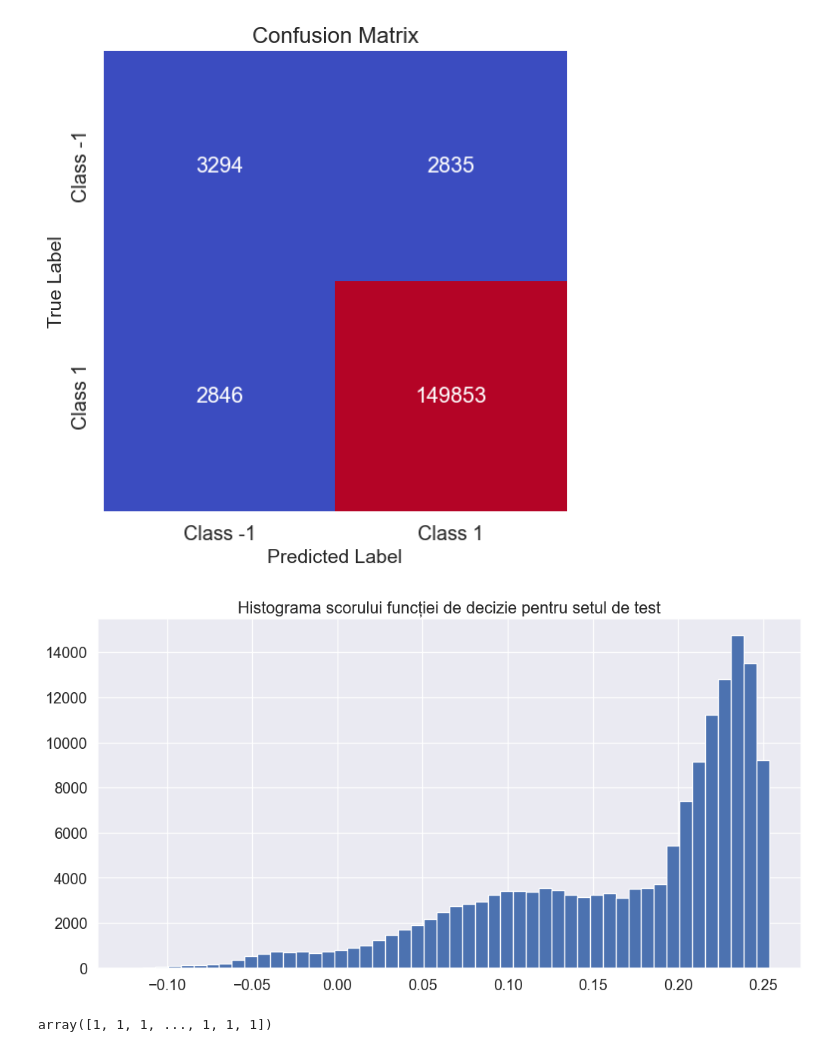
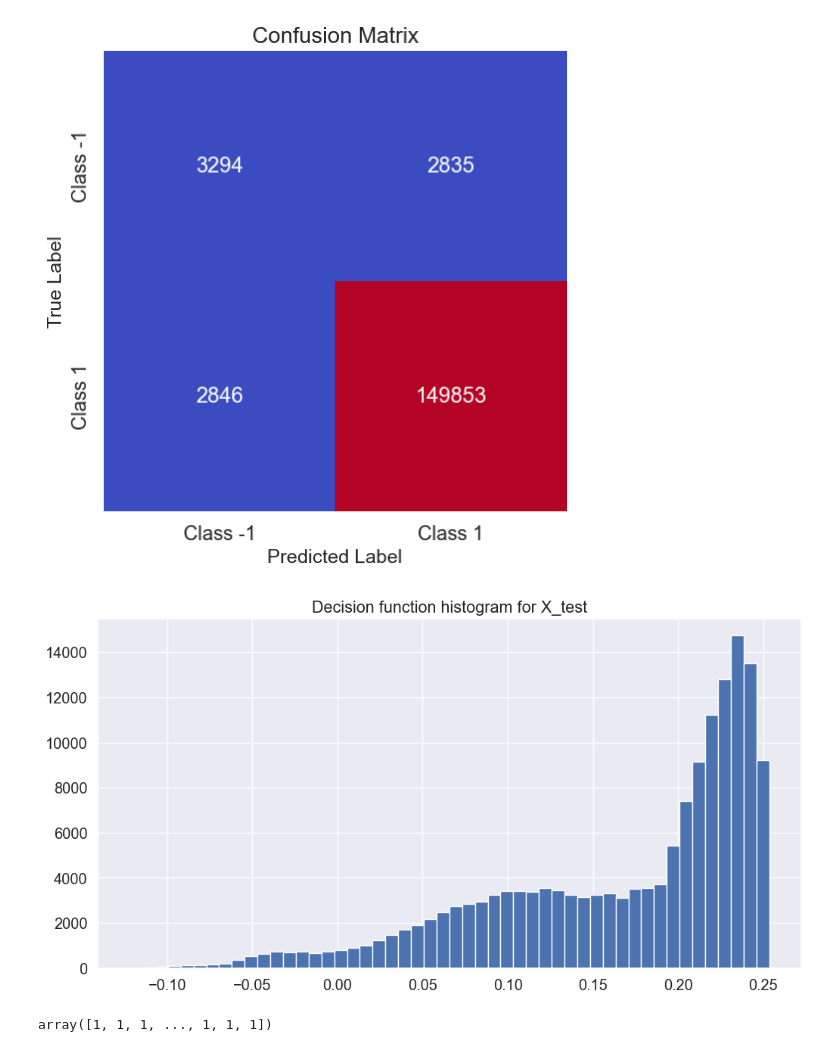
Before and after one commit to caliniorga/linux_monitoring_project, a Jupyter notebook: notebooks/train.ipynb, the cells around one changed output. Saved outputs shown, nothing was run; the diff lists cells and outputs as text; code cells hidden in the pictures.

Commit message:
Modificare feature_extractor si train.ipynb in varianta mai buna

```diff
--- a/notebooks/train.ipynb
+++ b/notebooks/train.ipynb
@@ -50,6 +50,12 @@ linux_records = etl.Transformer.drop_constants(
 Successfully connected to the database on host: localhost
 # %% [markdown]
 # 68–95–99.7 Empirical Rule
+# %%
+linux_records = feature_extractor.Transformer.get_col_diff(linux_records, 'sys')
+threshold = feature_extractor.Transformer.calculate_threshold(linux_records, 'sys_diff')
+linux_records = feature_extractor.Transformer.define_anomaly(linux_records, 'sys_diff', threshold)
+linux_records = feature_extractor.Transformer.get_diff_threshold_ratio(linux_records, 'sys_diff', threshold)
+linux_records = feature_extractor.Transformer.get_diff_mean_ratio(linux_records, 'sys_diff', linux_records['sys_diff'].mean())
 # %%
 linux_records['sys_diff'] = linux_records['sys'].diff().fillna(0)
 mean_diff = linux_records['sys_diff'].mean()
@@ -155,10 +149,10 @@ plt.show()
 # %%
 plt.figure(figsize=(12, 6))
 plt.hist(model.decision_function(X_test), bins=50)
-plt.title('Histograma scorului funcției de decizie pentru setul de test')
+plt.title('Decision function histogram for X_test')
 plt.show()
 # %% [output]
-[figure, old version]
+[figure, new version]
 # %%
 y_pred_test
 # %% [output]
```
Also changed, not shown: parts of 5 cells of this notebook, 1 other file.
